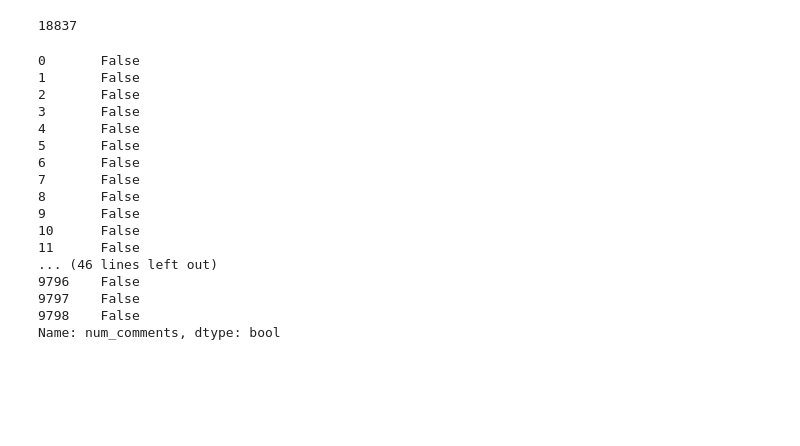
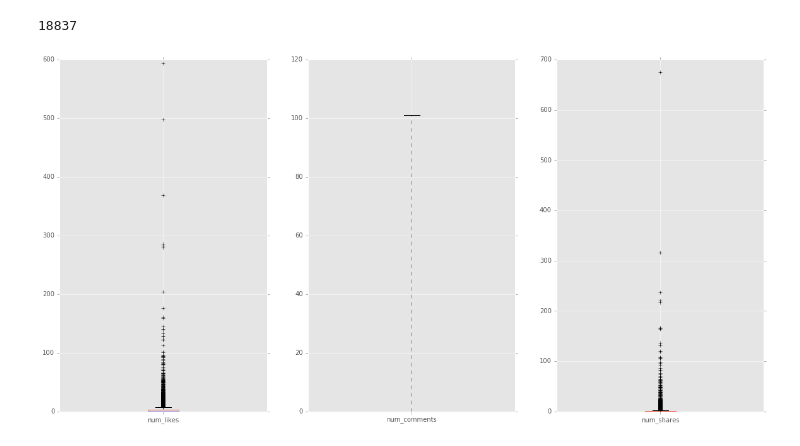
Before and after one commit to marcogoldin/data_science, a Jupyter notebook: com_venezia_facebook/Comune di Venezia, analisi facebook newsfeed 2009-2016.ipynb, the cells around one changed output. Cells and saved outputs as stored; diff of their text form; code cells hidden in the pictures; blank space fills up the shorter version.

```diff
--- a/com_venezia_facebook/Comune di Venezia, analisi facebook newsfeed 2009-2016.ipynb
+++ b/com_venezia_facebook/Comune di Venezia, analisi facebook newsfeed 2009-2016.ipynb
@@ -4,6 +4,14 @@ import pandas as pd
 from pandas import Series,DataFrame
 import matplotlib.pyplot as plt
 %matplotlib inline
+plt.style.use('ggplot')
+
+
+fig_size = plt.rcParams["figure.figsize"]
+
+fig_size[0] = 12
+fig_size[1] = 8
+plt.rcParams["figure.figsize"] = fig_size
 # %%
 df = pd.read_csv(
     "https://raw.githubusercontent.com/marcogoldin/data_science/master/com_venezia_facebook/Comune_Venezia_facebook_statuses.csv")
@@ -39,22 +45,8 @@ shares.sum()
 # %% [output]
 18837
 # %%
-pd.isnull(df['num_comments'])
+#pd.isnull(df['num_comments'])
-# %% [output]
-0       False
-1       False
-2       False
-3       False
-4       False
-5       False
-6       False
-7       False
-8       False
-9       False
-10      False
-11      False
-... (46 lines left out)
-9796    False
-9797    False
-9798    False
-Name: num_comments, dtype: bool
+# %%
+boxplots = df[df.columns[6:]].plot(subplots=True, kind='box', figsize=(20,10))
+# %% [output]
+[figure, added]
```
Also changed, not shown: parts of 5 cells of this notebook.
